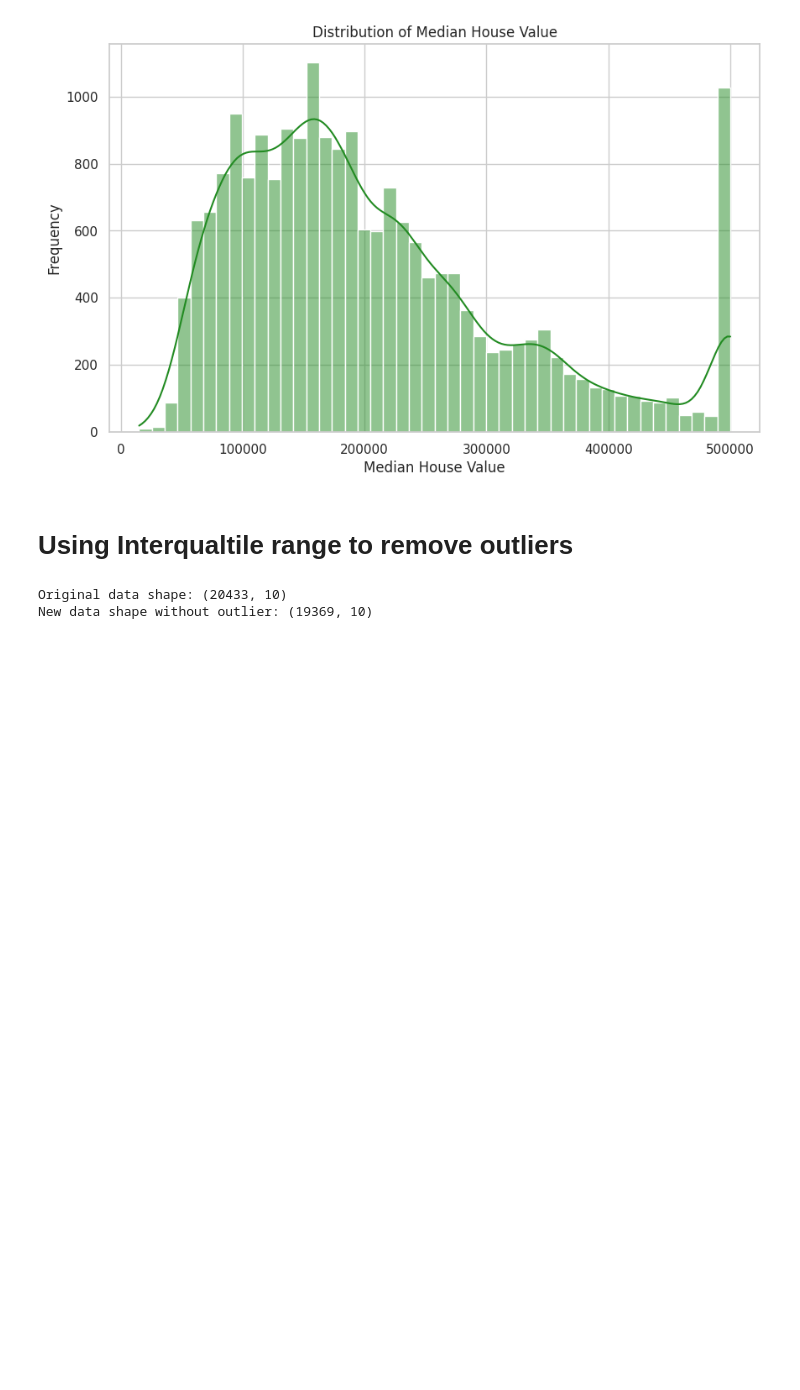
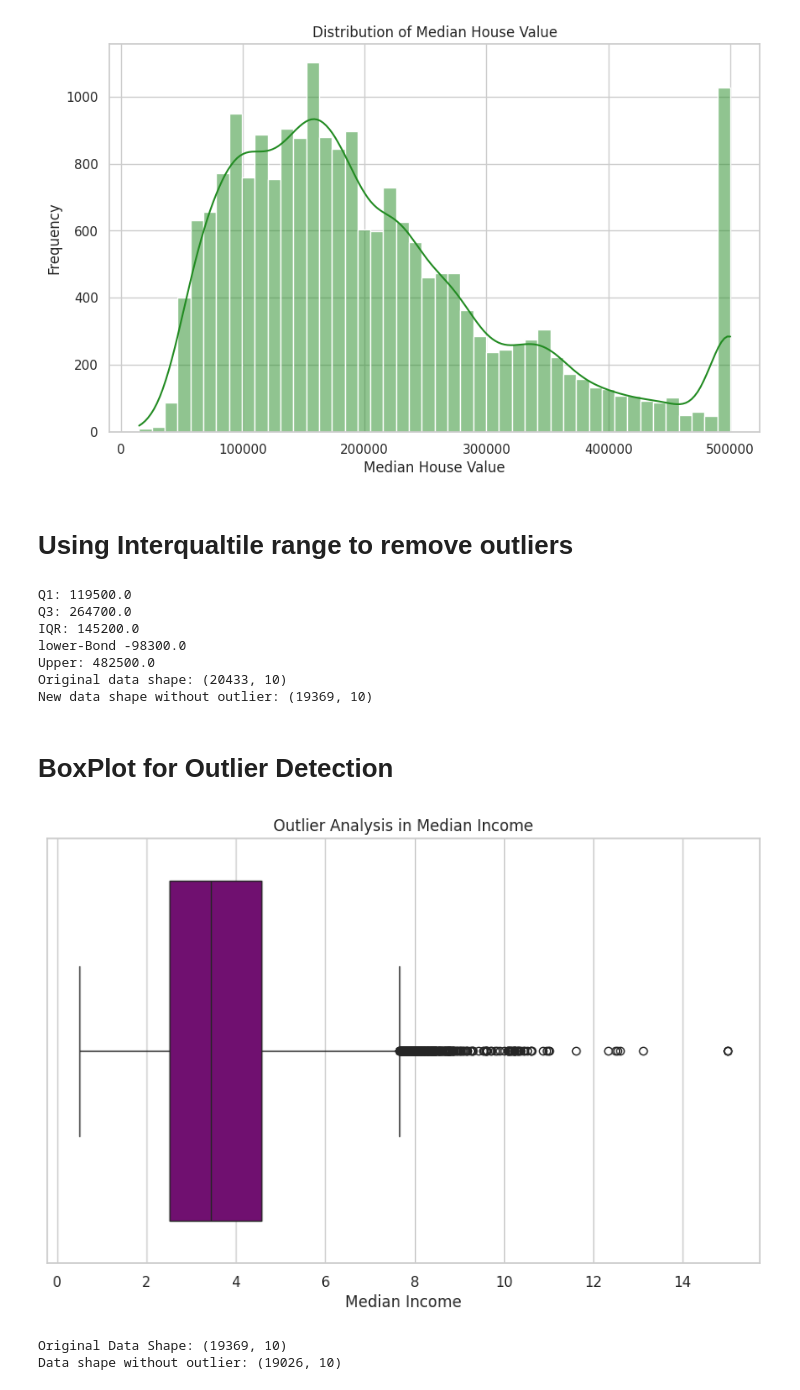
Before and after one commit to Joedharsic07/machine-learning-practice, a Jupyter notebook: Housing_dataset.ipynb, the cells around one changed output. Cells and saved outputs as stored; diff of their text form; code cells hidden in the pictures; blank space fills up the shorter version.

```diff
--- a/Housing_dataset.ipynb
+++ b/Housing_dataset.ipynb
@@ -131,16 +131,52 @@ plt.show()
 # %%
 # Assuming data in dataframe
 Q1=data_cleaned["median_house_value"].quantile(0.25)
+print("Q1:",Q1)
 Q3=data_cleaned["median_house_value"].quantile(0.75)
+print("Q3:",Q3)
 IQR=Q3-Q1
+print("IQR:",IQR)
 # define bounds for outliers
 lower_bound=Q1-1.5*IQR
+print("lower-Bond",lower_bound)
 upper_bound=Q3+1.5*IQR
+print("Upper:",upper_bound)
 # remove outliers
 data_no_outliers_1=data_cleaned[(data_cleaned["median_house_value"]>=lower_bound) & (data_cleaned["median_house_value"]<=upper_bound)]
 # check the shape before and after
 print("Original data shape:", data_cleaned.shape)
 print("New data shape without outlier:", data_no_outliers_1.shape)
 # %% [output]
+Q1: 119500.0
+Q3: 264700.0
+IQR: 145200.0
+lower-Bond -98300.0
+Upper: 482500.0
 Original data shape: (20433, 10)
 New data shape without outlier: (19369, 10)
+# %% [markdown]
+# BoxPlot for Outlier Detection
+# %%
+plt.figure(figsize=(10,6))
+sns.boxplot(x=data_no_outliers_1["median_income"], color="purple")
+plt.title('Outlier Analysis in Median Income')
+plt.xlabel("Median Income")
+plt.show()
+# %% [output]
+[figure, added]
+# %%
+# Assuming data in dataframe
+Q1=data_no_outliers_1["median_income"].quantile(0.25)
+Q3=data_no_outliers_1["median_income"].quantile(0.75)
+IQR=Q3-Q1
+# define bounds for outliers
+lower_bound=Q1-1.5*IQR
+upper_bound=Q3+1.5*IQR
+# remove outliers
+data_no_outliers_2 =data_no_outliers_1[(data_no_outliers_1["median_income"]>=lower_bound) & (data_no_outliers_1["median_income"]<=upper_bound)]
+# check the shape before and after
+print("Original Data Shape:", data_no_outliers_1.shape)
+print("Data shape without outlier:", data_no_outliers_2.shape)
+# %% [output]
+Original Data Shape: (19369, 10)
+Data shape without outlier: (19026, 10)
```
Also changed, not shown: parts of 7 cells of this notebook.
